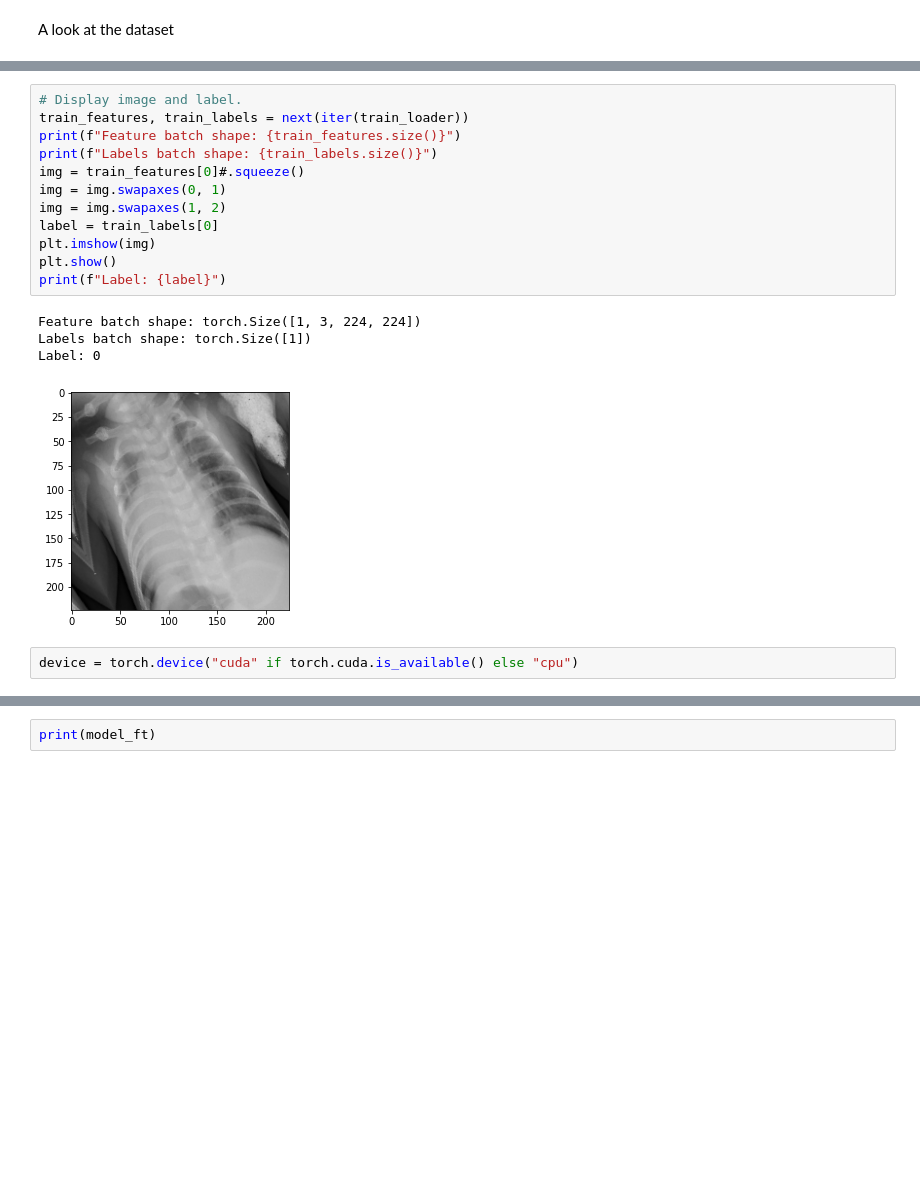
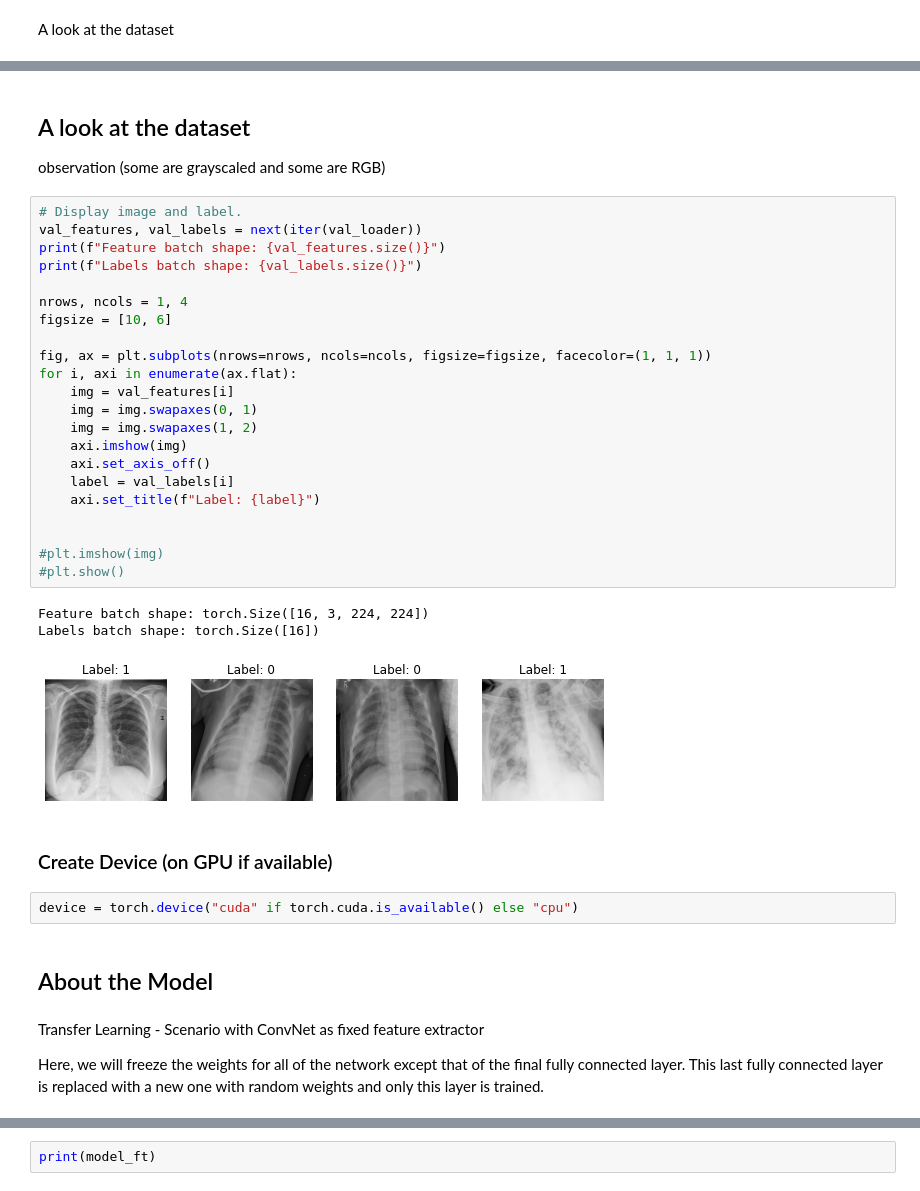
Before and after one commit to jkabalar/covid_classifier, a Jupyter notebook: train.ipynb, the cells around one changed output, grey strips where cells are left out. Drawn from its saved outputs; the diff is of its cells as text; blank space fills up the shorter version.

```diff
--- a/train.ipynb
+++ b/train.ipynb
@@ -78,20 +110,41 @@ Compose([
+# %% [markdown]
+## A look at the dataset
+observation (some are grayscaled and some are RGB)
 # %%
 # Display image and label.
-train_features, train_labels = next(iter(train_loader))
-print(f"Feature batch shape: {train_features.size()}")
-print(f"Labels batch shape: {train_labels.size()}")
-img = train_features[0]#.squeeze()
-img = img.swapaxes(0, 1)
-img = img.swapaxes(1, 2)
-label = train_labels[0]
-plt.imshow(img)
-plt.show()
-print(f"Label: {label}")
+val_features, val_labels = next(iter(val_loader))
+print(f"Feature batch shape: {val_features.size()}")
+print(f"Labels batch shape: {val_labels.size()}")
+
+nrows, ncols = 1, 4
+figsize = [10, 6]
+
+fig, ax = plt.subplots(nrows=nrows, ncols=ncols, figsize=figsize, facecolor=(1, 1, 1))
+for i, axi in enumerate(ax.flat):
+    img = val_features[i]
+    img = img.swapaxes(0, 1)
+    img = img.swapaxes(1, 2)
+    axi.imshow(img)
+    axi.set_axis_off()
+    label = val_labels[i]
+    axi.set_title(f"Label: {label}")
+
+
+#plt.imshow(img)
+#plt.show()
 # %% [output]
-Feature batch shape: torch.Size([1, 3, 224, 224])
-Labels batch shape: torch.Size([1])
-Label: 0
+Feature batch shape: torch.Size([16, 3, 224, 224])
+Labels batch shape: torch.Size([16])
-[figure, old version]
+[figure, new version]
+# %% [markdown]
+### Create Device (on GPU if available)
 # %%
 device = torch.device("cuda" if torch.cuda.is_available() else "cpu")
+# %% [markdown]
+## About the Model
+# %% [markdown]
+Transfer Learning - Scenario with ConvNet as fixed feature extractor
+
+Here, we will freeze the weights for all of the network except that of the final fully connected layer.
+This last fully connected layer is replaced with a new one with random weights and only this layer is trained.
 # %%
```
Also changed, not shown: parts of 17 cells of this notebook, 2 other files.
